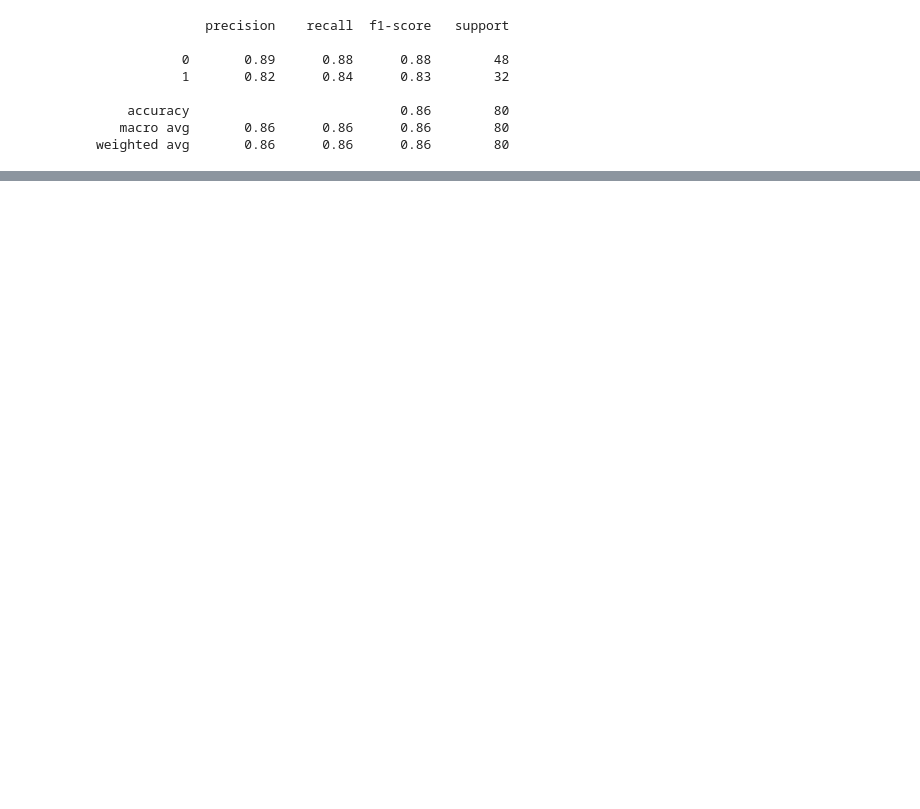
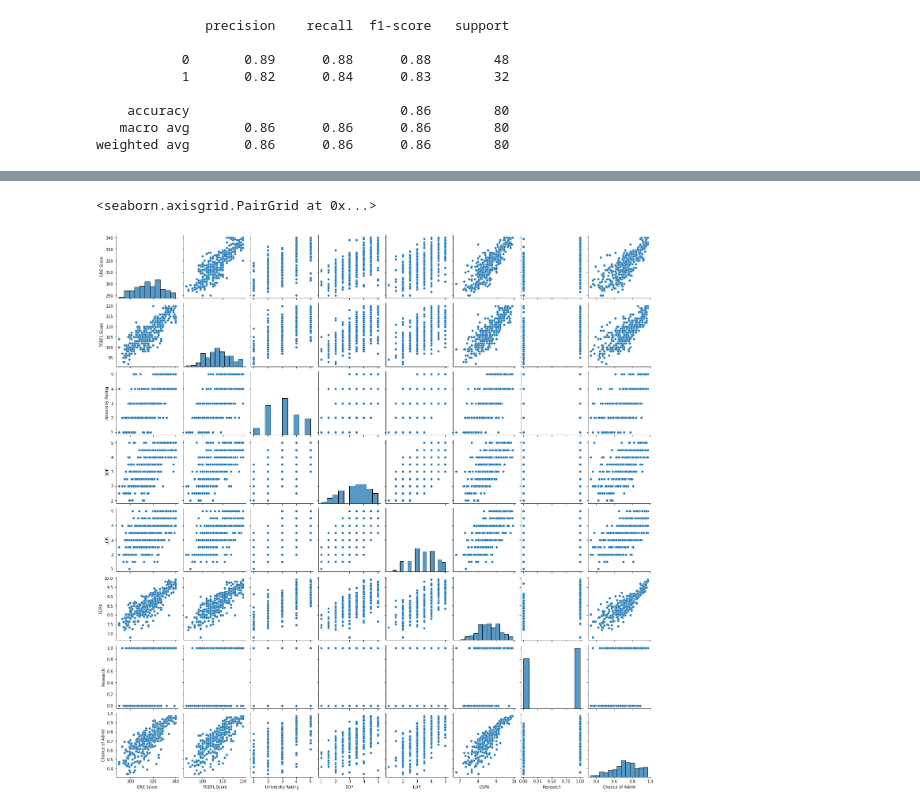
Before and after one commit to AryanParihar0716/TE-IT-ML-Practicals, a Jupyter notebook: Assignment_3.ipynb, the cells around one changed output, grey strips where cells are left out. Cells and saved outputs as stored; diff of their text form; code cells hidden in the pictures; blank space fills up the shorter version.

```diff
--- a/Assignment_3.ipynb
+++ b/Assignment_3.ipynb
@@ -257,0 +322,5 @@ Congratulations you are through
+# %%
+sns.pairplot(df)
+# %% [output]
+<seaborn.axisgrid.PairGrid at 0x...>
+[figure, added]
```
Also changed, not shown: parts of 16 cells of this notebook.
